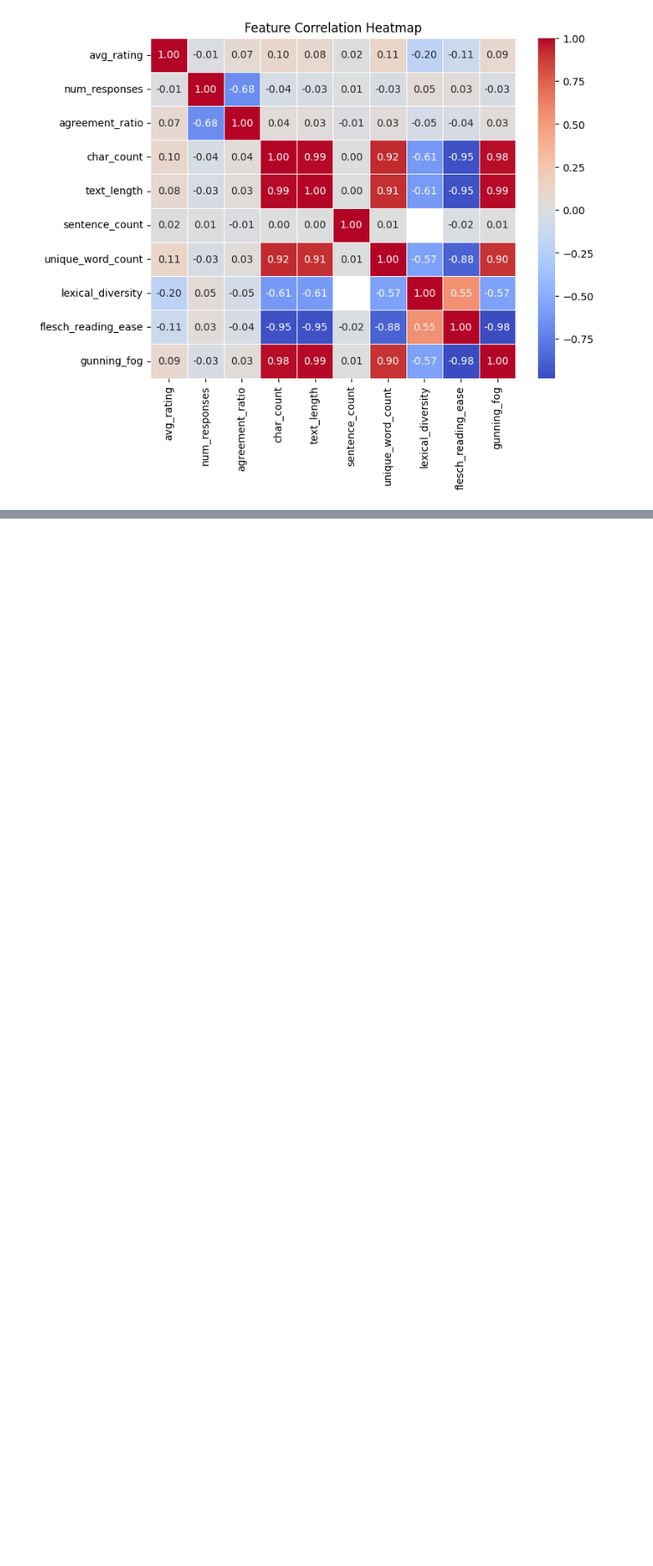
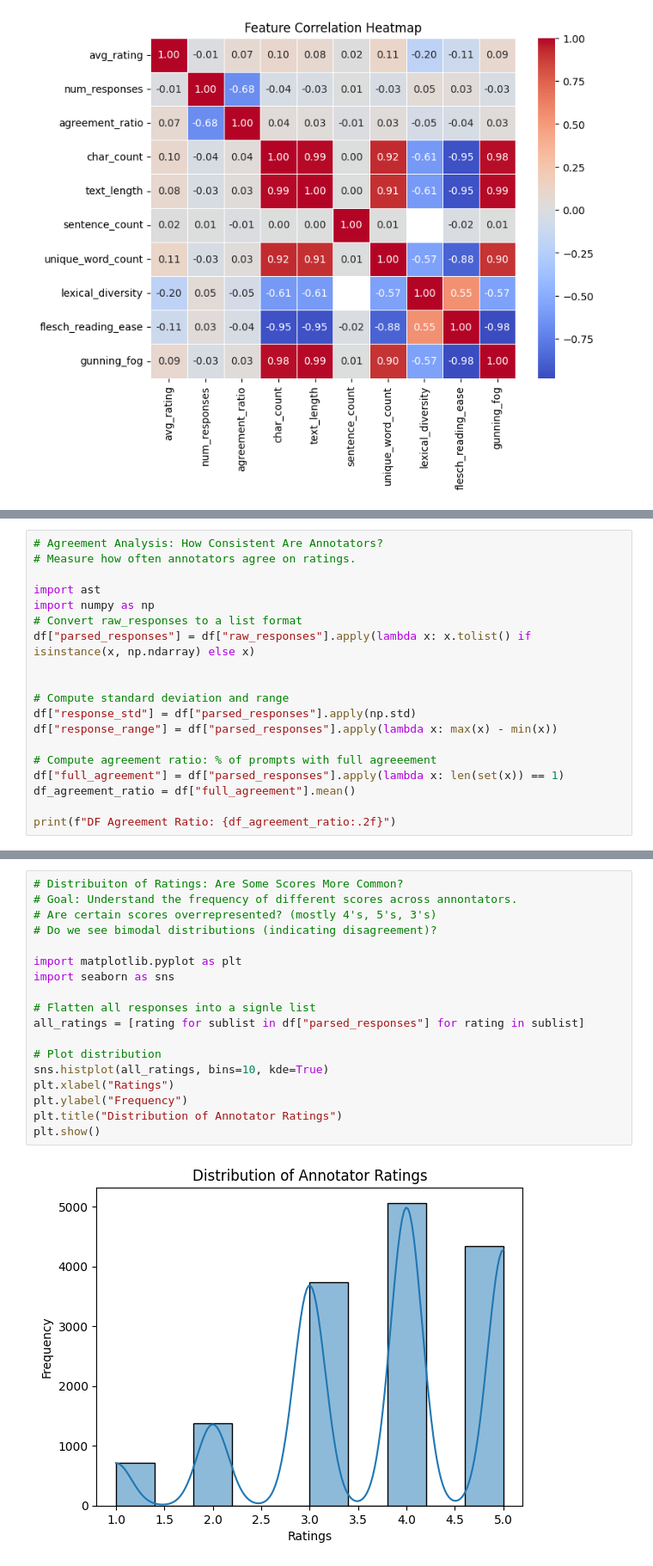
Before and after one commit to GSA/Customer-Data-Survey-Analysis, a Jupyter notebook: Notebooks/Classifier/Exploratory Data Analysis for Classifier.ipynb, the cells around one changed output, grey strips where cells are left out. Shown at 86% size. Saved outputs shown, nothing was run; the diff lists cells and outputs as text; blank space fills up the shorter version.

Commit message:
Push with EDA Agreement Ratio Analysis

```diff
--- a/Notebooks/Classifier/Exploratory Data Analysis for Classifier.ipynb
+++ b/Notebooks/Classifier/Exploratory Data Analysis for Classifier.ipynb
@@ -1130,0 +1201,19 @@ plt.show()
+# %%
+# Agreement Analysis: How Consistent Are Annotators?
+# Measure how often annotators agree on ratings.
+
+import ast
+import numpy as np
+# Convert raw_responses to a list format
+df["parsed_responses"] = df["raw_responses"].apply(lambda x: x.tolist() if isinstance(x, np.ndarray) else x)
+
+
+# Compute standard deviation and range
+df["response_std"] = df["parsed_responses"].apply(np.std)
+df["response_range"] = df["parsed_responses"].apply(lambda x: max(x) - min(x))
+
+# Compute agreement ratio: % of prompts with full agreeement
+df["full_agreement"] = df["parsed_responses"].apply(lambda x: len(set(x)) == 1)
+df_agreement_ratio = df["full_agreement"].mean()
+
+print(f"DF Agreement Ratio: {df_agreement_ratio:.2f}")
@@ -1130,0 +1238,20 @@ plt.show()
+# %%
+# Distribuiton of Ratings: Are Some Scores More Common?
+# Goal: Understand the frequency of different scores across annontators.
+# Are certain scores overrepresented? (mostly 4's, 5's, 3's)
+# Do we see bimodal distributions (indicating disagreement)?
+
+import matplotlib.pyplot as plt
+import seaborn as sns
+
+# Flatten all responses into a signle list
+all_ratings = [rating for sublist in df["parsed_responses"] for rating in sublist]
+
+# Plot distribution
+sns.histplot(all_ratings, bins=10, kde=True)
+plt.xlabel("Ratings")
+plt.ylabel("Frequency")
+plt.title("Distribution of Annotator Ratings")
+plt.show()
+# %% [output]
+[figure, added]
```
Also changed, not shown: parts of 24 cells of this notebook.
